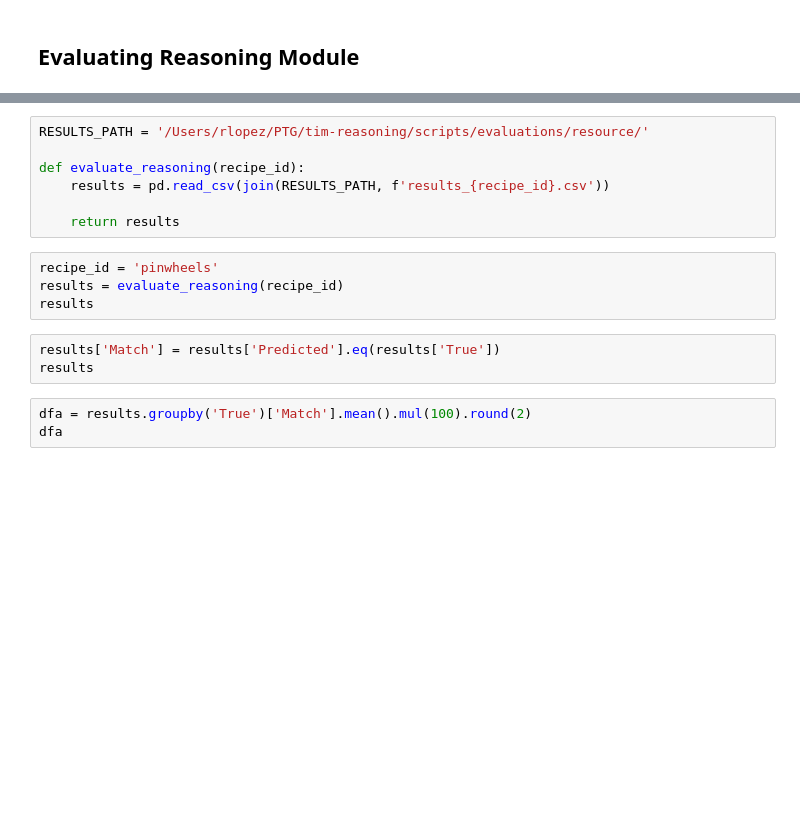
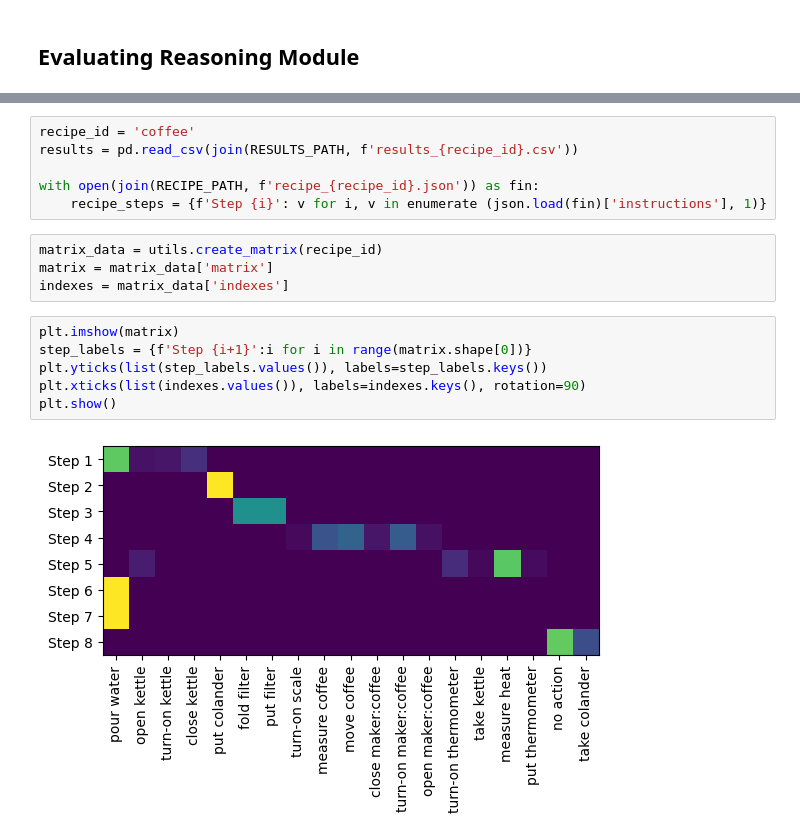
Before and after one commit to VIDA-NYU/tim-reasoning, a Jupyter notebook: scripts/evaluations/frames_evaluation.ipynb, the cells around one changed output, grey strips where cells are left out. Cells and saved outputs as stored; diff of their text form; blank space fills up the shorter version.

Commit message:
Include confusion matrix

```diff
--- a/scripts/evaluations/frames_evaluation.ipynb
+++ b/scripts/evaluations/frames_evaluation.ipynb
@@ -7,17 +16,18 @@ from os.path import join
 # %%
-RESULTS_PATH = '/Users/rlopez/PTG/tim-reasoning/scripts/evaluations/resource/'
+recipe_id = 'coffee'
+results = pd.read_csv(join(RESULTS_PATH, f'results_{recipe_id}.csv'))
 
-def evaluate_reasoning(recipe_id):
-    results = pd.read_csv(join(RESULTS_PATH, f'results_{recipe_id}.csv'))
-
-    return results
+with open(join(RECIPE_PATH, f'recipe_{recipe_id}.json')) as fin:
+    recipe_steps = {f'Step {i}': v for i, v in enumerate (json.load(fin)['instructions'], 1)}
-# %%
-recipe_id = 'pinwheels'
-results = evaluate_reasoning(recipe_id)
-results
-# %%
-results['Match'] = results['Predicted'].eq(results['True'])
-results
-# %%
-dfa = results.groupby('True')['Match'].mean().mul(100).round(2)
-dfa
+# %%
+matrix_data = utils.create_matrix(recipe_id)
+matrix = matrix_data['matrix']
+indexes = matrix_data['indexes']
+# %%
+plt.imshow(matrix)
+step_labels = {f'Step {i+1}':i for i in range(matrix.shape[0])}
+plt.yticks(list(step_labels.values()), labels=step_labels.keys())
+plt.xticks(list(indexes.values()), labels=indexes.keys(), rotation=90)
+plt.show()
+# %% [output]
+[figure, added]
```
Also changed, not shown: parts of 5 cells of this notebook, 4 other files.
